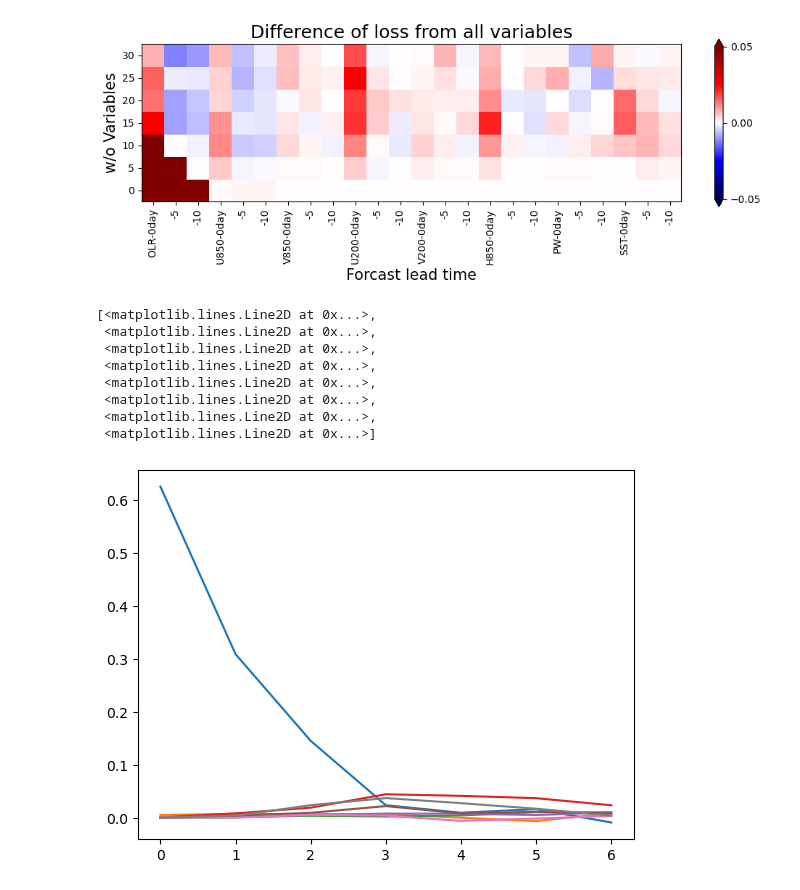
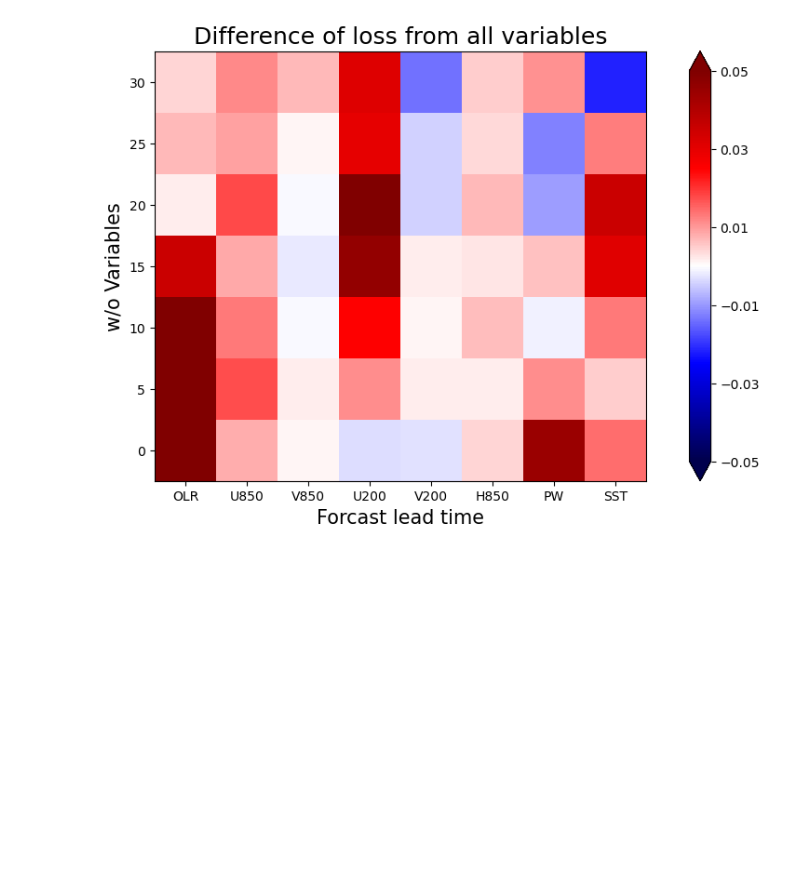
Before and after one commit to Yuumae1/machine_learning, a Jupyter notebook: Kikuchi12_torch/sensitivity_test_single.ipynb, the cells around one changed output. Cells and saved outputs as stored; diff of their text form; code cells hidden in the pictures; blank space fills up the shorter version.

```diff
--- a/Kikuchi12_torch/sensitivity_test_single.ipynb
+++ b/Kikuchi12_torch/sensitivity_test_single.ipynb
@@ -24,8 +24,9 @@ def indexing(lead_time):
   t_train = t_data[idx]
   idx = np.where((rt.year > 2015))[0]
   t_test = t_data[idx]
+  rt_test = rt[idx]
   print('t_train, t_test =', t_train.shape, t_test.shape)
-  return rt, t_train, t_test, output_shape
+  return rt, t_train, t_test, output_shape, rt_test
 
 def preprocess(data, rt, lead_time):
   ipt = data[10:-lead_time-1]
@@ -256,0 +287,8 @@ plt.show()
+# %%
+# jja のみで調べてみる
+jja = np.where((rt_test.month >= 6) & (rt_test.month <= 8))[0]
+rt_jja = rt_test[jja]
+print(rt_jja.shape)
+pred_jja = pred[:, :, jja]
+ans_jja = ans[:, :, jja]
+loss_jja = ((pred_jja[:,:,:,0] - ans_jja[:,:,:,0])**2 + (pred_jja[:,:,:,1] - ans_jja[:,:,:,1])**2).sum(axis=2) / 2525
@@ -257,40 +314,28 @@ plt.show()
 # %%
 # ２次元ヒートマップ
-diff_loss = loss - loss[:,0][:,np.newaxis]
-val = ['OLR-0day', '-5', '-10',
-       'U850-0day', '-5', '-10',
-       'V850-0day', '-5', '-10',
-       'U200-0day', '-5', '-10',
-       'V200-0day', '-5', '-10',
-       'H850-0day', '-5', '-10',
-       'PW-0day', '-5', '-10',
-       'SST-0day', '-5', '-10']
+diff_loss_jja = loss_jja - loss_jja[:,0][:,np.newaxis]
+val = ['OLR',
+       'U850',
+       'V850',
+       'U200',
+       'V200',
+       'H850',
+       'PW',
+       'SST']
 fig, ax = plt.subplots(figsize=(12, 6))
 
 #im = ax.imshow(diff_loss[:,1:], cmap='seismic', vmin=-0.1, vmax=0.1)
-im = ax.pcolor(diff_loss[:,1:], cmap='seismic', vmin=-0.05, vmax=0.05)
+im = ax.pcolor(diff_loss_jja[:,1:], cmap='seismic', vmin=-0.05, vmax=0.05)
 plt.gca().set_aspect('equal', adjustable='box')
-ax.set_xticks(np.arange(0.5, 24.5, 1))
+ax.set_xticks(np.arange(0.5, 8.5, 1))
 ax.set_yticks(np.arange(0.5, 7.5, 1))
-ax.set_xticklabels(val, rotation=90)
+ax.set_xticklabels(val)
 ax.set_yticklabels(tt_box)
 # 0.00 が真ん中に来るように
-plt.colorbar(im, extend='both', ticks=[-0.05, 0, 0.05], shrink=0.5)
+plt.colorbar(im, extend='both',ticks=np.arange(-0.05, 0.06, 0.02))
 plt.title('Difference of loss from all variables', fontsize=18)
 plt.ylabel('w/o Variables', fontsize=15)
 plt.xlabel('Forcast lead time', fontsize=15)
 plt.show()
 # %% [output]
-[figure, old version]
+[figure, new version]
-# %%
-plt.plot(diff_loss[:,1:], label=val)
-# %% [output]
-[<matplotlib.lines.Line2D at 0x...>,
- <matplotlib.lines.Line2D at 0x...>,
- <matplotlib.lines.Line2D at 0x...>,
- <matplotlib.lines.Line2D at 0x...>,
- <matplotlib.lines.Line2D at 0x...>,
- <matplotlib.lines.Line2D at 0x...>,
- <matplotlib.lines.Line2D at 0x...>,
- <matplotlib.lines.Line2D at 0x...>]
-[figure, removed]
```
Also changed, not shown: parts of 7 cells of this notebook, 2 other files.
